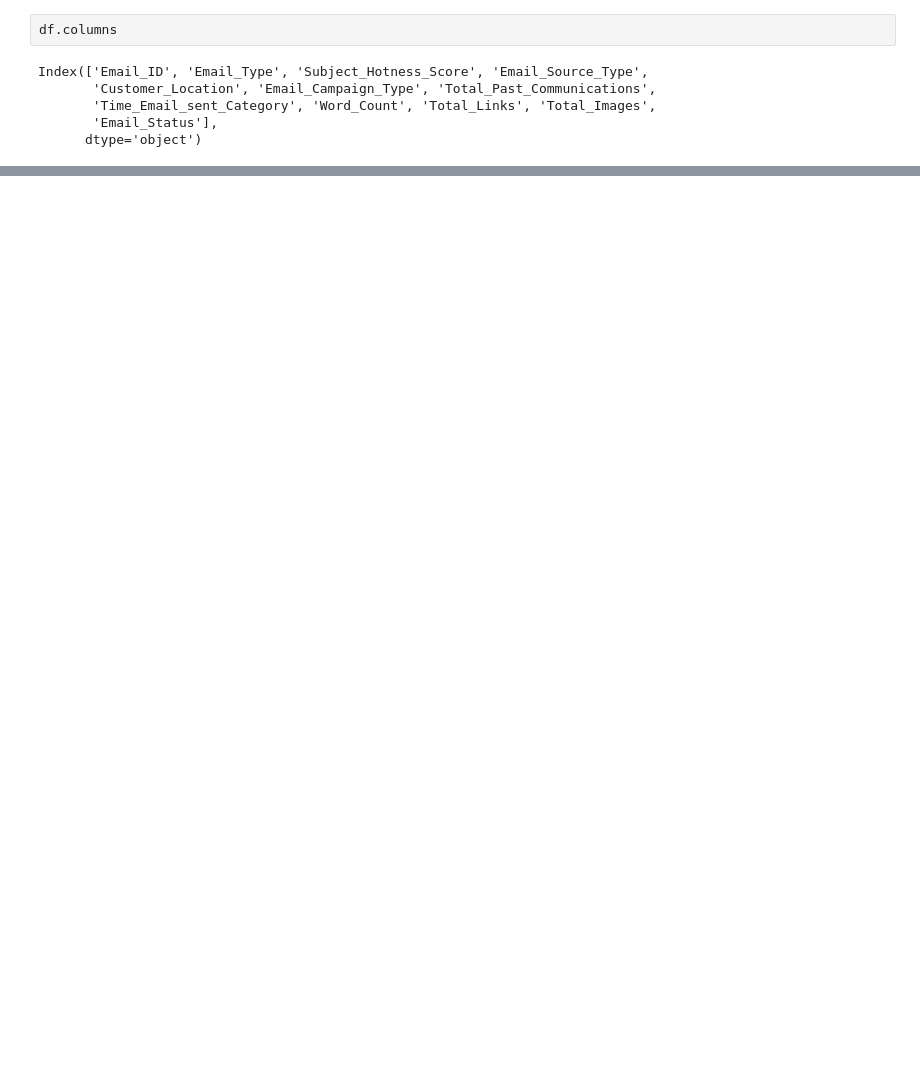
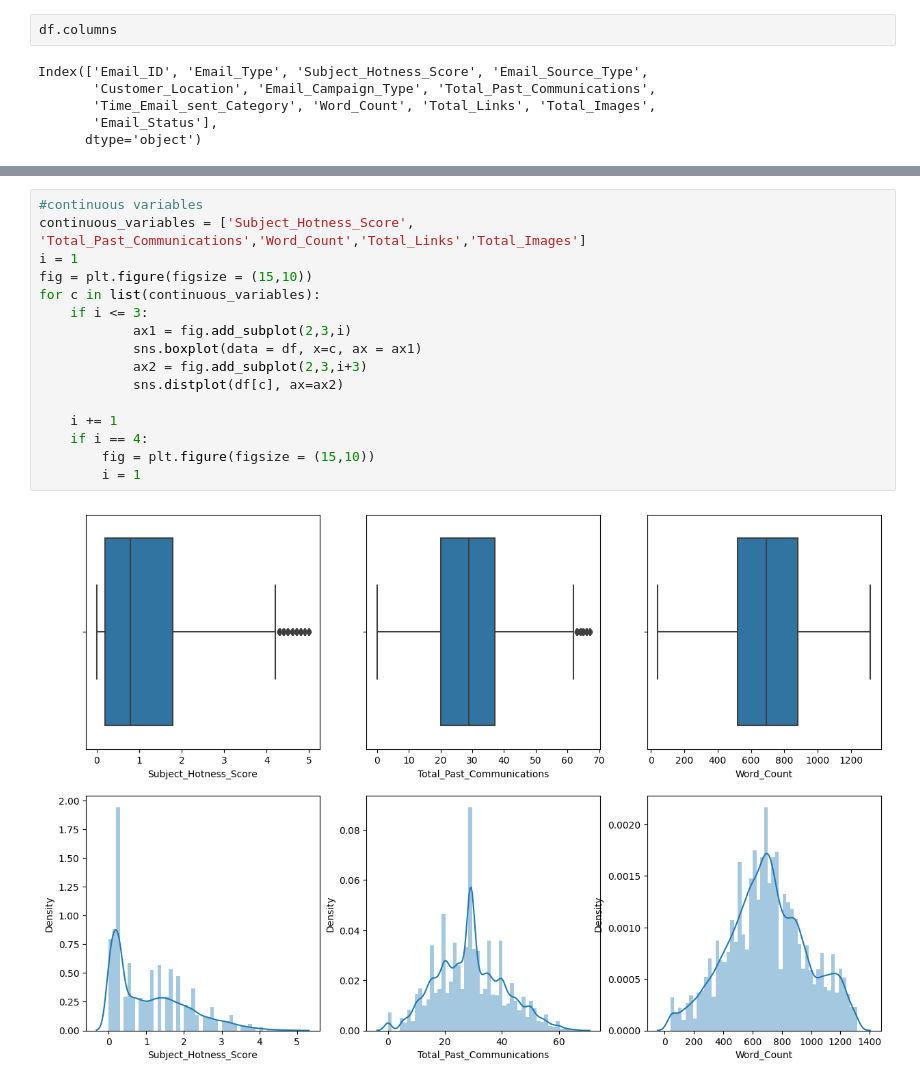
Before and after one commit to sahu-vishal/Email-Campaign-Effectiveness-Prediction, a Jupyter notebook: Email_Campaign_Effectiveness_Prediction.ipynb, the cells around one changed output, grey strips where cells are left out. Cells and saved outputs as stored; diff of their text form; blank space fills up the shorter version.

```diff
--- a/Email_Campaign_Effectiveness_Prediction.ipynb
+++ b/Email_Campaign_Effectiveness_Prediction.ipynb
@@ -212,0 +232,18 @@ sns.countplot(df['Email_Campaign_Type'])
+# %%
+#continuous variables
+continuous_variables = ['Subject_Hotness_Score', 'Total_Past_Communications','Word_Count','Total_Links','Total_Images']
+i = 1
+fig = plt.figure(figsize = (15,10))
+for c in list(continuous_variables):
+    if i <= 3:
+            ax1 = fig.add_subplot(2,3,i)
+            sns.boxplot(data = df, x=c, ax = ax1)
+            ax2 = fig.add_subplot(2,3,i+3)
+            sns.distplot(df[c], ax=ax2)
+
+    i += 1
+    if i == 4:
+        fig = plt.figure(figsize = (15,10))
+        i = 1
+# %% [output]
+[figure, added]
```
Also changed, not shown: parts of 21 cells of this notebook.
